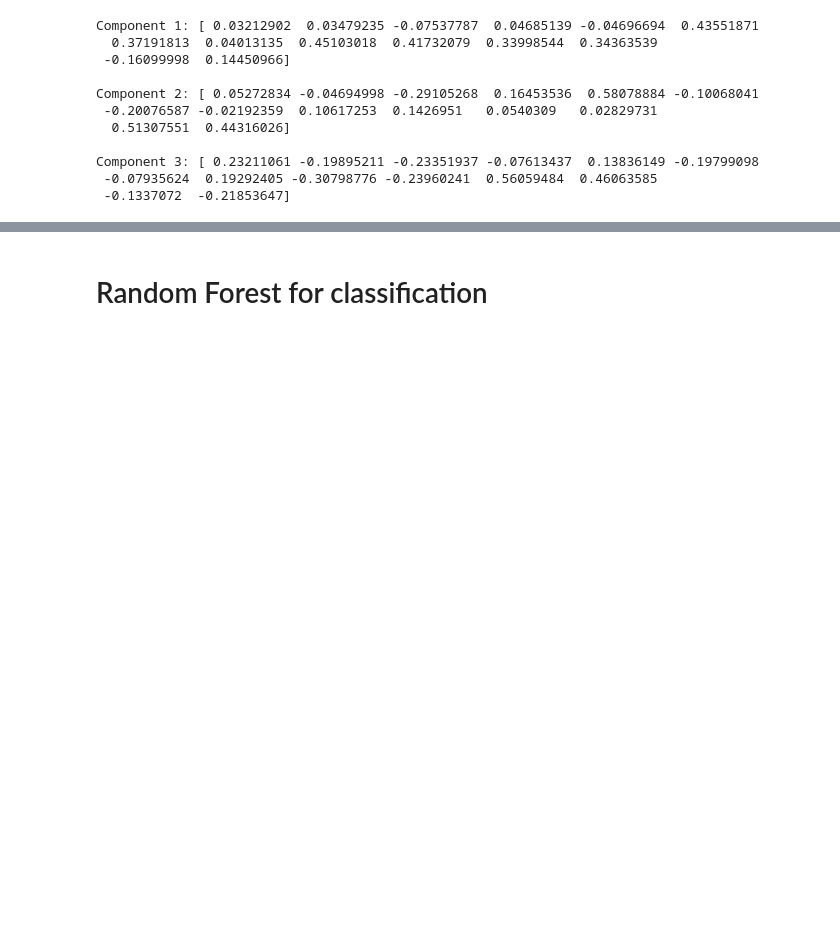
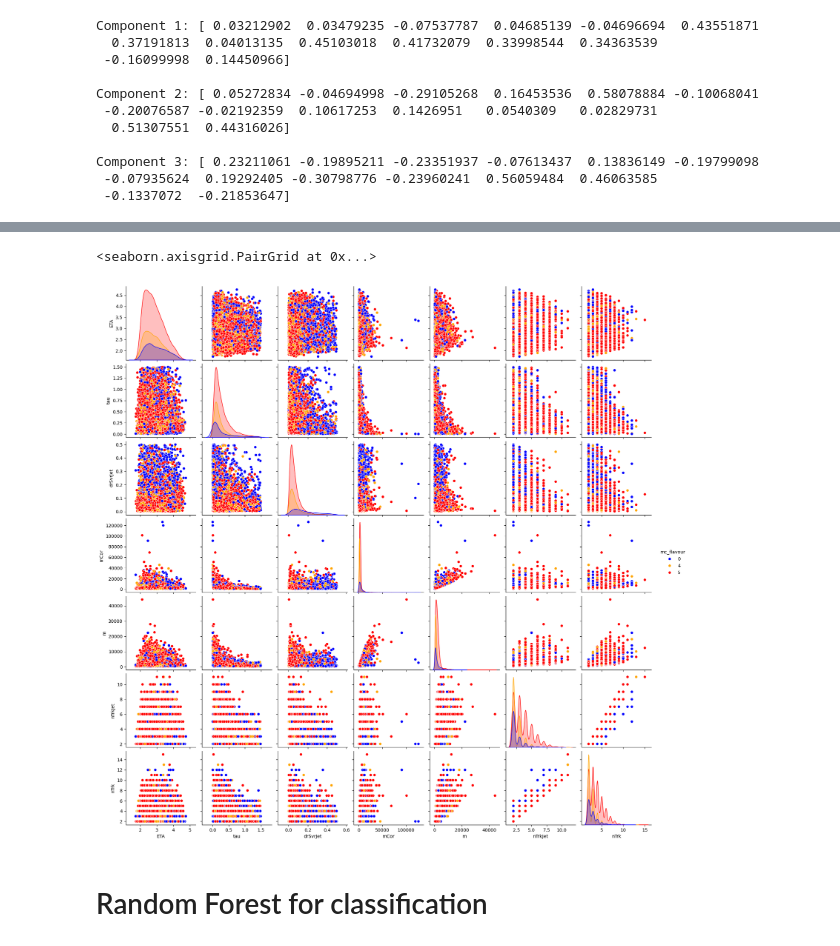
Before and after one commit to Maic-R/ML_for_physics, a Jupyter notebook: jet_tagging.ipynb, the cells around one changed output, grey strips where cells are left out. Saved outputs shown, nothing was run; the diff lists cells and outputs as text; code cells hidden in the pictures; blank space fills up the shorter version.

```diff
--- a/jet_tagging.ipynb
+++ b/jet_tagging.ipynb
@@ -278,3 +161,12 @@ plt.show()
+# %%
+shuffled_jet_data = jet_data.sample(frac=0.1, random_state=42)  # frac=1 means keep all data, just shuffle
+
+jet_data_pp = shuffled_jet_data[['ETA', 'tau', 'drSvrJet', 'mCor', 'm', 'nTrkJet', 'nTrk', 'mc_flavour']].copy()
+
+sns.pairplot(jet_data_pp, hue='mc_flavour', palette=flavour_palette)
+# %% [output]
+<seaborn.axisgrid.PairGrid at 0x...>
+[figure, added]
 # %% [markdown]
 # Random Forest for classification
 # %%
```
Also changed, not shown: parts of 29 cells of this notebook, 1 other file.
